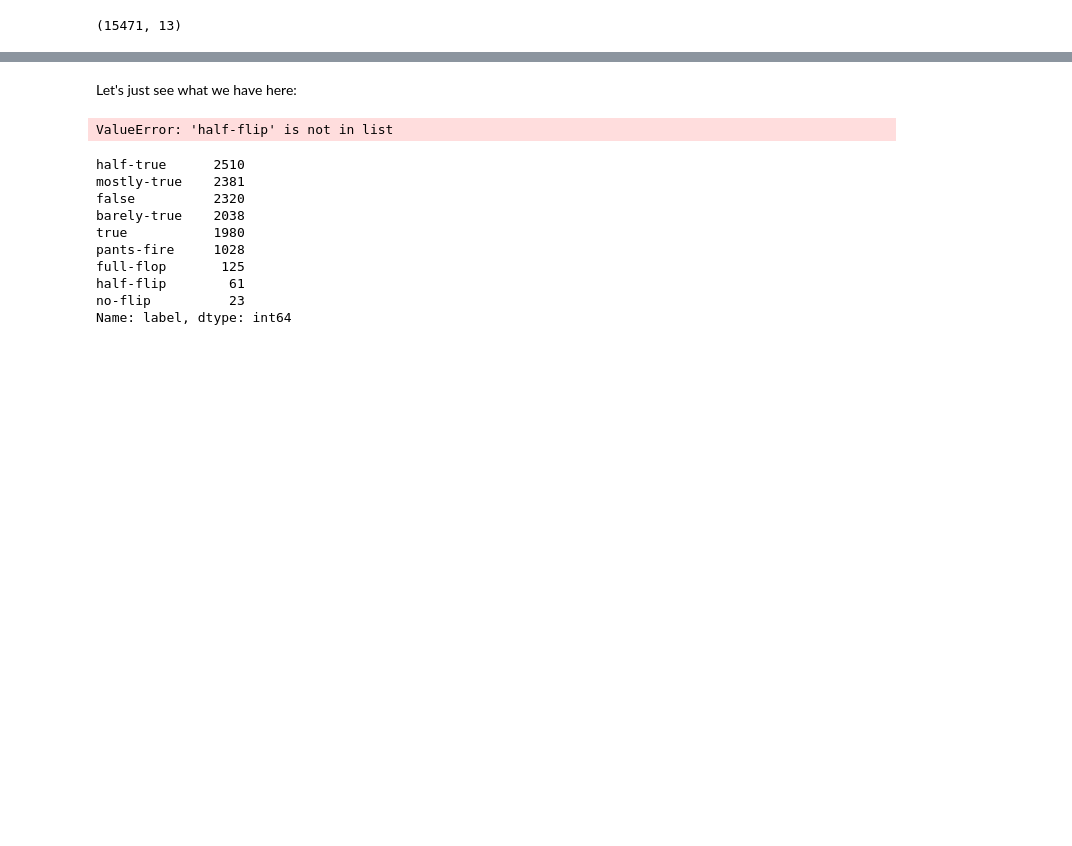
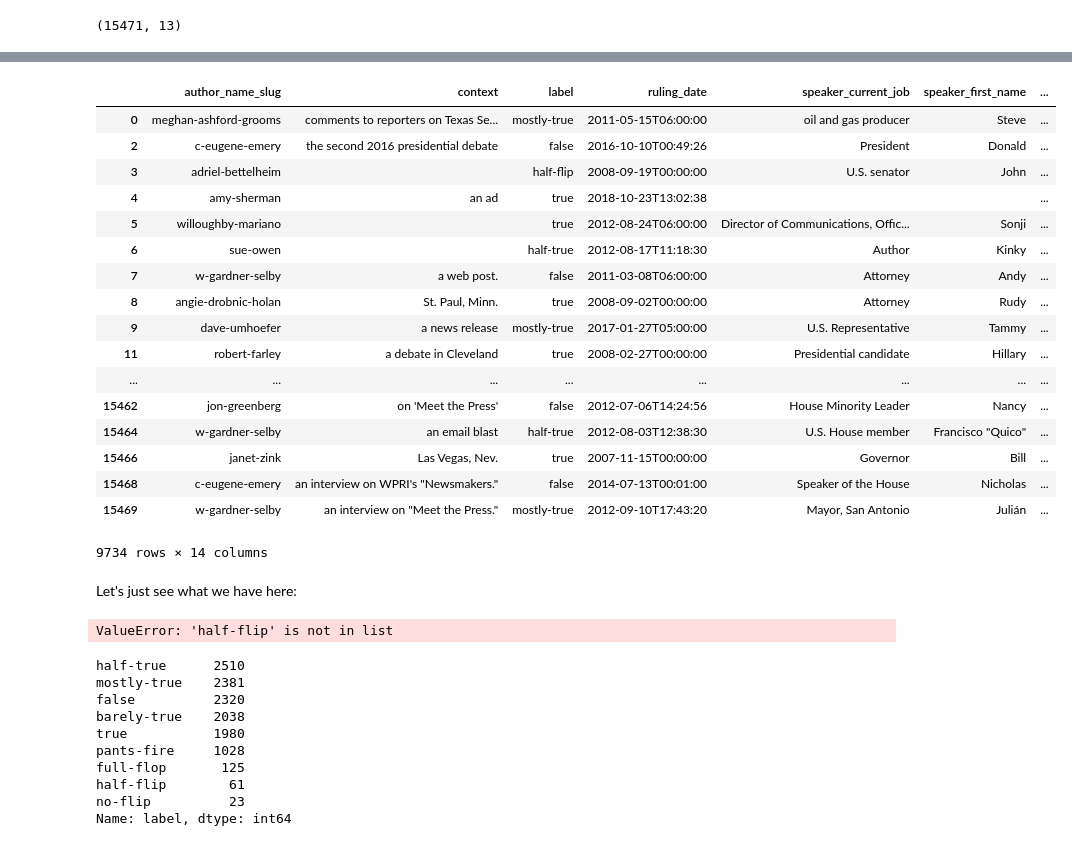
Before and after one commit to ExploringLies/lies-have-short-legs, a Jupyter notebook: notebooks/AnalyseDataset.ipynb, the cells around one changed output, grey strips where cells are left out. Cells and saved outputs as stored; diff of their text form; code cells hidden in the pictures; blank space fills up the shorter version.

```diff
--- a/notebooks/AnalyseDataset.ipynb
+++ b/notebooks/AnalyseDataset.ipynb
@@ -112,3 +200,26 @@ lies = additional_information
+# %%
+# What are the other contexts about
+lies.loc[lies['clean_context']=='others']
+# We need to consider also column called statement_type_description
+# %% [output]
+|  | author_name_slug | context | label | ruling_date | speaker_current_job | speaker_first_name | ... |
+| 0 | meghan-ashford-grooms | comments to reporters on Texas Se... | mostly-true | 2011-05-15T06:00:00 | oil and gas producer | Steve | ... |
+| 2 | c-eugene-emery | the second 2016 presidential debate | false | 2016-10-10T00:49:26 | President | Donald | ... |
+| 3 | adriel-bettelheim |  | half-flip | 2008-09-19T00:00:00 | U.S. senator | John | ... |
+| 4 | amy-sherman | an ad | true | 2018-10-23T13:02:38 |  |  | ... |
+| 5 | willoughby-mariano |  | true | 2012-08-24T06:00:00 | Director of Communications, Offic... | Sonji | ... |
+| 6 | sue-owen |  | half-true | 2012-08-17T11:18:30 | Author | Kinky | ... |
+| 7 | w-gardner-selby | a web post. | false | 2011-03-08T06:00:00 | Attorney | Andy | ... |
+| 8 | angie-drobnic-holan | St. Paul, Minn. | true | 2008-09-02T00:00:00 | Attorney | Rudy | ... |
+| 9 | dave-umhoefer | a news release | mostly-true | 2017-01-27T05:00:00 | U.S. Representative | Tammy | ... |
+| 11 | robert-farley | a debate in Cleveland | true | 2008-02-27T00:00:00 | Presidential candidate | Hillary | ... |
+| ... | ... | ... | ... | ... | ... | ... | ... |
+| 15462 | jon-greenberg | on 'Meet the Press' | false | 2012-07-06T14:24:56 | House Minority Leader | Nancy | ... |
+| 15464 | w-gardner-selby | an email blast | half-true | 2012-08-03T12:38:30 | U.S. House member | Francisco "Quico" | ... |
+| 15466 | janet-zink | Las Vegas, Nev. | true | 2007-11-15T00:00:00 | Governor | Bill | ... |
+| 15468 | c-eugene-emery | an interview on WPRI's "Newsmakers." | false | 2014-07-13T00:01:00 | Speaker of the House | Nicholas | ... |
+| 15469 | w-gardner-selby | an interview on "Meet the Press." | mostly-true | 2012-09-10T17:43:20 | Mayor, San Antonio | Julián | ... |
+9734 rows × 14 columns
 # %%
 # no longer necessary
 if false:
```
Also changed, not shown: parts of 7 cells of this notebook.
